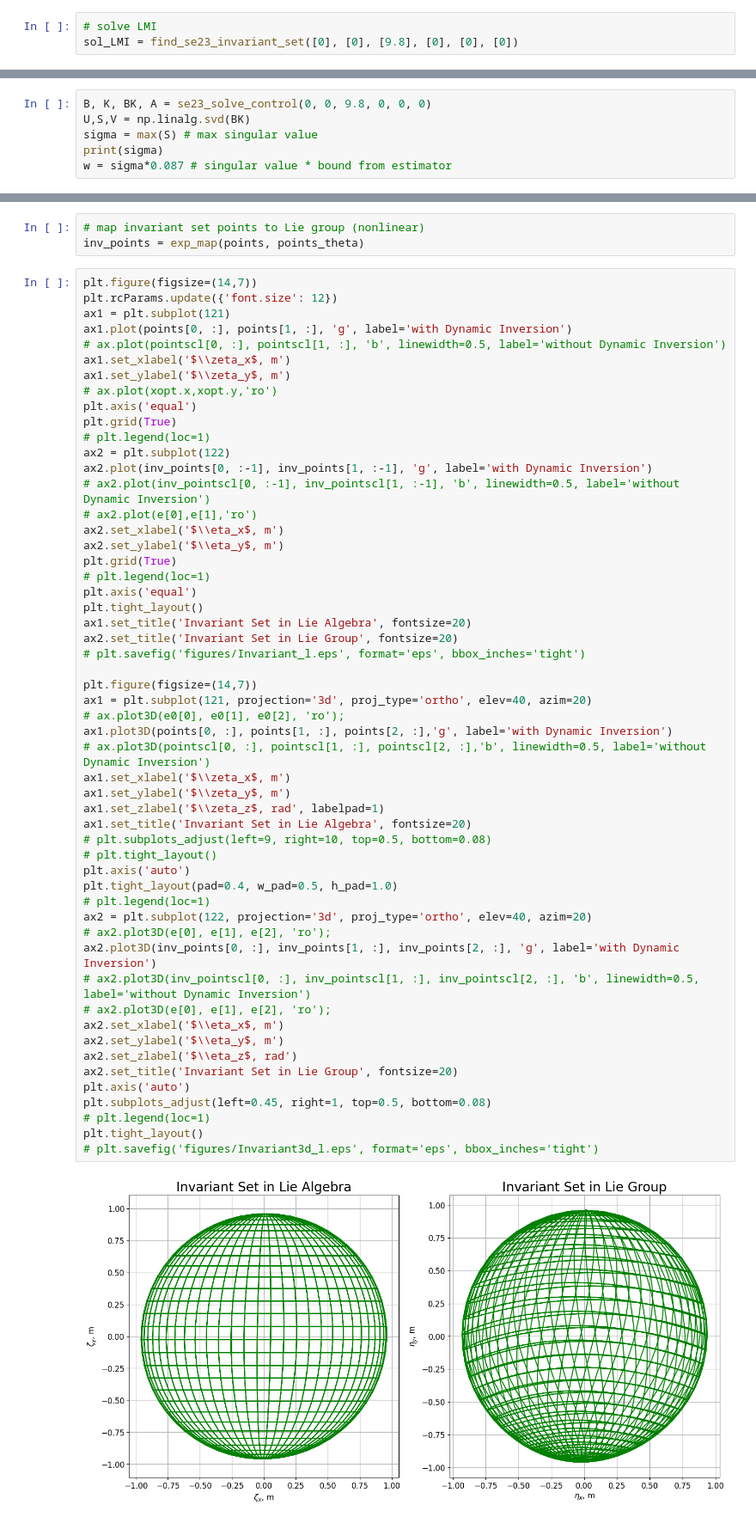
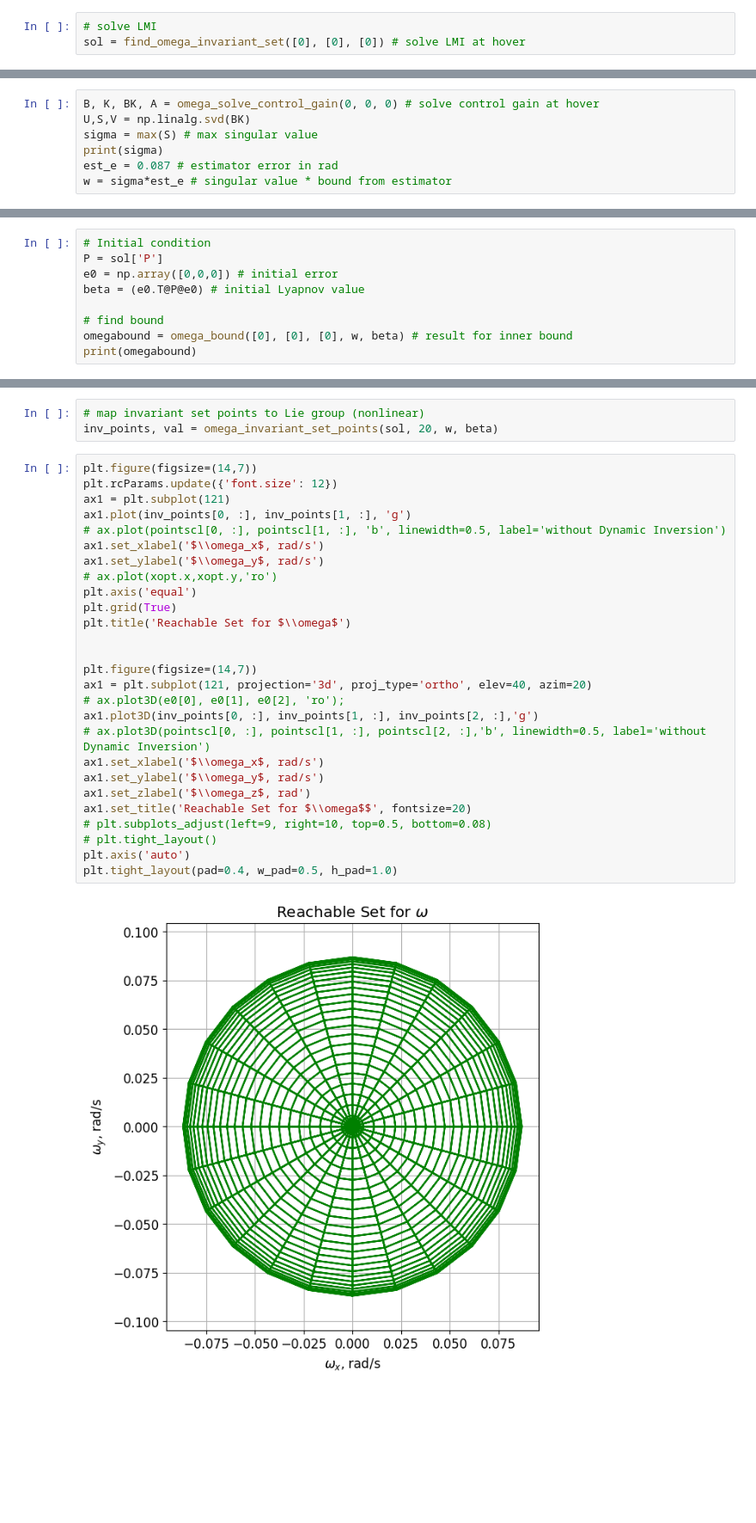
Before and after one commit to melodylylin/lie-dynamics, a Jupyter notebook: estimator.ipynb, the cells around one changed output, grey strips where cells are left out. Shown at 86% size. Saved outputs shown, nothing was run; the diff lists cells and outputs as text; blank space fills up the shorter version.

Commit message:
change the estimator to inner loop

```diff
--- a/estimator.ipynb
+++ b/estimator.ipynb
@@ -12,4 +12,4 @@ from sim.multirotor_control import *
 from sim.multirotor_plan import *
 # %%
 # solve LMI
-sol_LMI = find_se23_invariant_set([0], [0], [9.8], [0], [0], [0])
+sol = find_omega_invariant_set([0], [0], [0]) # solve LMI at hover
@@ -19,7 +16,8 @@ optimal
 # %%
-B, K, BK, A = se23_solve_control(0, 0, 9.8, 0, 0, 0)
+B, K, BK, A = omega_solve_control_gain(0, 0, 0) # solve control gain at hover
 U,S,V = np.linalg.svd(BK)
 sigma = max(S) # max singular value
 print(sigma)
-w = sigma*0.087 # singular value * bound from estimator
+est_e = 0.087 # estimator error in rad
+w = sigma*est_e # singular value * bound from estimator
 # %% [output]
@@ -39,0 +25,9 @@ points_v, val = se23_invariant_set_points_theta(sol_LMI, 20, 0, w, ebeta)
+# %%
+# Initial condition
+P = sol['P']
+e0 = np.array([0,0,0]) # initial error
+beta = (e0.T@P@e0) # initial Lyapnov value
+
+# find bound
+omegabound = omega_bound([0], [0], [0], w, beta) # result for inner bound
+print(omegabound)
@@ -40,59 +36,32 @@ points_v, val = se23_invariant_set_points_theta(sol_LMI, 20, 0, w, ebeta)
 # %%
 # map invariant set points to Lie group (nonlinear)
-inv_points = exp_map(points, points_theta)
+inv_points, val = omega_invariant_set_points(sol, 20, w, beta)
 # %%
 plt.figure(figsize=(14,7))
 plt.rcParams.update({'font.size': 12})
 ax1 = plt.subplot(121)
-ax1.plot(points[0, :], points[1, :], 'g', label='with Dynamic Inversion')
+ax1.plot(inv_points[0, :], inv_points[1, :], 'g')
 # ax.plot(pointscl[0, :], pointscl[1, :], 'b', linewidth=0.5, label='without Dynamic Inversion')
-ax1.set_xlabel('$\\zeta_x$, m')
-ax1.set_ylabel('$\\zeta_y$, m')
+ax1.set_xlabel('$\\omega_x$, rad/s')
+ax1.set_ylabel('$\\omega_y$, rad/s')
 # ax.plot(xopt.x,xopt.y,'ro')
 plt.axis('equal')
 plt.grid(True)
-# plt.legend(loc=1)
-ax2 = plt.subplot(122)
-ax2.plot(inv_points[0, :-1], inv_points[1, :-1], 'g', label='with Dynamic Inversion')
-# ax2.plot(inv_pointscl[0, :-1], inv_pointscl[1, :-1], 'b', linewidth=0.5, label='without Dynamic Inversion')
-# ax2.plot(e[0],e[1],'ro')
-ax2.set_xlabel('$\\eta_x$, m')
-ax2.set_ylabel('$\\eta_y$, m')
-plt.grid(True)
-# plt.legend(loc=1)
-plt.axis('equal')
-plt.tight_layout()
-ax1.set_title('Invariant Set in Lie Algebra', fontsize=20)
-ax2.set_title('Invariant Set in Lie Group', fontsize=20)
-# plt.savefig('figures/Invariant_l.eps', format='eps', bbox_inches='tight')
+plt.title('Reachable Set for $\\omega$')
+
 
 plt.figure(figsize=(14,7))
 ax1 = plt.subplot(121, projection='3d', proj_type='ortho', elev=40, azim=20)
 # ax.plot3D(e0[0], e0[1], e0[2], 'ro');
-ax1.plot3D(points[0, :], points[1, :], points[2, :],'g', label='with Dynamic Inversion')
+ax1.plot3D(inv_points[0, :], inv_points[1, :], inv_points[2, :],'g')
 # ax.plot3D(pointscl[0, :], pointscl[1, :], pointscl[2, :],'b', linewidth=0.5, label='without Dynamic Inversion')
-ax1.set_xlabel('$\\zeta_x$, m')
-ax1.set_ylabel('$\\zeta_y$, m')
-ax1.set_zlabel('$\\zeta_z$, rad', labelpad=1)
-ax1.set_title('Invariant Set in Lie Algebra', fontsize=20)
+ax1.set_xlabel('$\\omega_x$, rad/s')
+ax1.set_ylabel('$\\omega_y$, rad/s')
+ax1.set_zlabel('$\\omega_z$, rad')
+ax1.set_title('Reachable Set for $\\omega$$', fontsize=20)
 # plt.subplots_adjust(left=9, right=10, top=0.5, bottom=0.08)
 # plt.tight_layout()
 plt.axis('auto')
 plt.tight_layout(pad=0.4, w_pad=0.5, h_pad=1.0)
-# plt.legend(loc=1)
-ax2 = plt.subplot(122, projection='3d', proj_type='ortho', elev=40, azim=20)
-# ax2.plot3D(e[0], e[1], e[2], 'ro');
-ax2.plot3D(inv_points[0, :], inv_points[1, :], inv_points[2, :], 'g', label='with Dynamic Inversion')
-# ax2.plot3D(inv_pointscl[0, :], inv_pointscl[1, :], inv_pointscl[2, :], 'b', linewidth=0.5, label='without Dynamic Inversion')
-# ax2.plot3D(e[0], e[1], e[2], 'ro');
-ax2.set_xlabel('$\\eta_x$, m')
-ax2.set_ylabel('$\\eta_y$, m')
-ax2.set_zlabel('$\\eta_z$, rad')
-ax2.set_title('Invariant Set in Lie Group', fontsize=20)
-plt.axis('auto')
-plt.subplots_adjust(left=0.45, right=1, top=0.5, bottom=0.08)
-# plt.legend(loc=1)
-plt.tight_layout()
-# plt.savefig('figures/Invariant3d_l.eps', format='eps', bbox_inches='tight')
 # %% [output]
-[figure, old version]
+[figure, new version]
```
Also changed, not shown: parts of 8 cells of this notebook.
